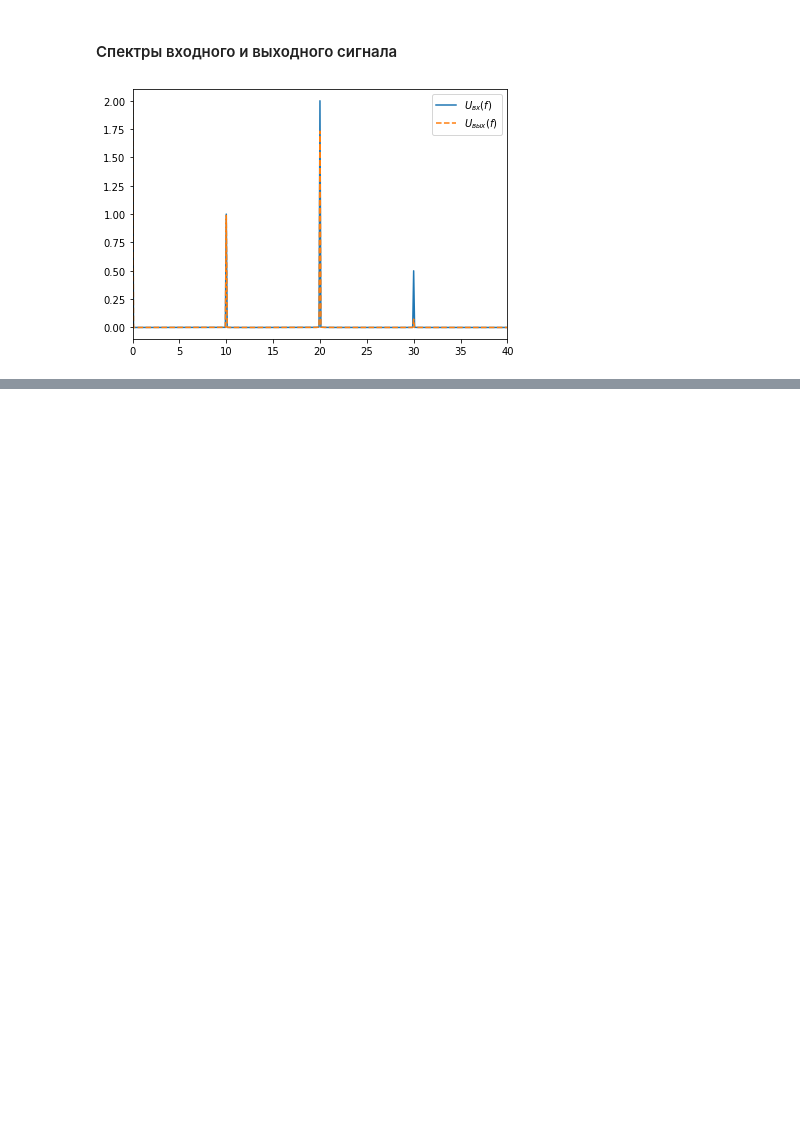
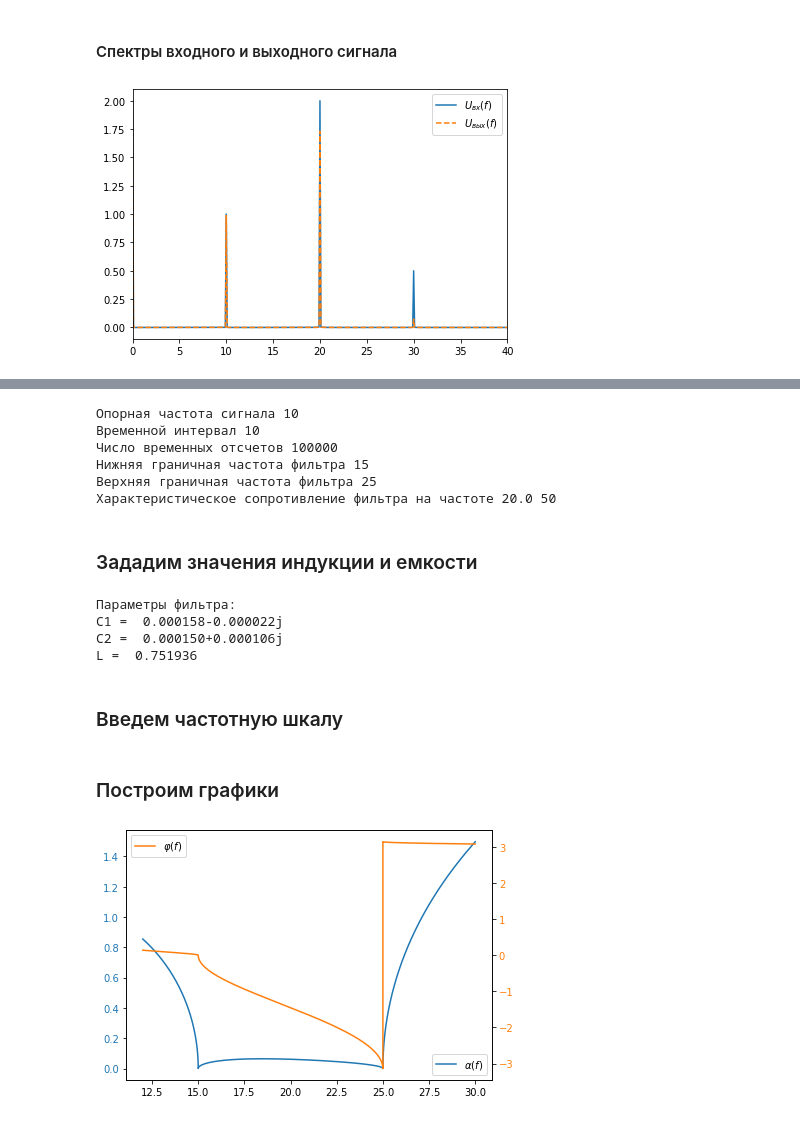
Before and after one commit to DaniilSysoev/opisis_sem_6, a Jupyter notebook: Описис_сем_6.ipynb, the cells around one changed output, grey strips where cells are left out. Drawn from its saved outputs; the diff is of its cells as text; code cells hidden in the pictures; blank space fills up the shorter version.

```diff
--- a/Описис_сем_6.ipynb
+++ b/Описис_сем_6.ipynb
@@ -202,0 +219,54 @@ if pulse:
+# %%
+pulse = False
+
+f = float(input('Опорная частота сигнала '))
+T = float(input('Временной интервал '))
+n = int(input('Число временных отсчетов '))
+
+fl = float(input('Нижняя граничная частота фильтра '))
+fh = float(input('Верхняя граничная частота фильтра '))
+f0 = (fl + fh) * 0.5
+Z0 = float(input('Характеристическое сопротивление фильтра на частоте ' + str(f0) + ' '))
+# %% [output]
+Опорная частота сигнала 10
+Временной интервал 10
+Число временных отсчетов 100000
+Нижняя граничная частота фильтра 15
+Верхняя граничная частота фильтра 25
+Характеристическое сопротивление фильтра на частоте 20.0 50
+# %% [markdown]
+<h3>Зададим значения индукции и емкости</h3>
+# %%
+L = 0.751936
+G = 0.01
+C1 = 2.0j / (f2w(fh)*(L*f2w(fh)*1.0j + 1/(G + (f2w(fh)*(1 + G*L*f2w(fl)*1.0j)*1.0j)/(L*f2w(fl)**2))))
+C2 = (1 + G*L*f2w(fl)*1.0j)/(L*f2w(fl)**2)
+print('Параметры фильтра:')
+print('C1 = {0: f}\nC2 = {1: f}\nL = {2: f}'.format(C1, C2, L))
+# %% [output]
+Параметры фильтра:
+C1 =  0.000158-0.000022j
+C2 =  0.000150+0.000106j
+L =  0.751936
+# %% [markdown]
+<h3>Введем частотную шкалу</h3>
+# %%
+freq = np.linspace(0.8 * fl, fh * 1.2, n)
+
+Gama = Gam(freq, L, C1, C2)
+Zw = Zw(freq, L, C1, C2)
+dF = (Gam(freq + 0.01, L, C1, C2).imag - Gam(freq - 0.01, L, C1, C2).imag) / 0.02
+# %% [markdown]
+<h3>Построим графики</h3>
+# %%
+plt.plot(freq, Gama.real, color='tab:blue', label=r'$\alpha(f)$')
+plt.tick_params(axis='y', labelcolor='tab:blue')
+plt.legend(loc='lower right')
+plt.twinx()
+plt.plot(freq, Gama.imag, color='tab:orange', label=r'$\varphi(f)$')
+plt.tick_params(axis='y', labelcolor='tab:orange')
+plt.legend(loc='upper left')
+plt.tight_layout()
+plt.show()
+# %% [output]
+[figure, added]
```
Also changed, not shown: parts of 15 cells of this notebook.
